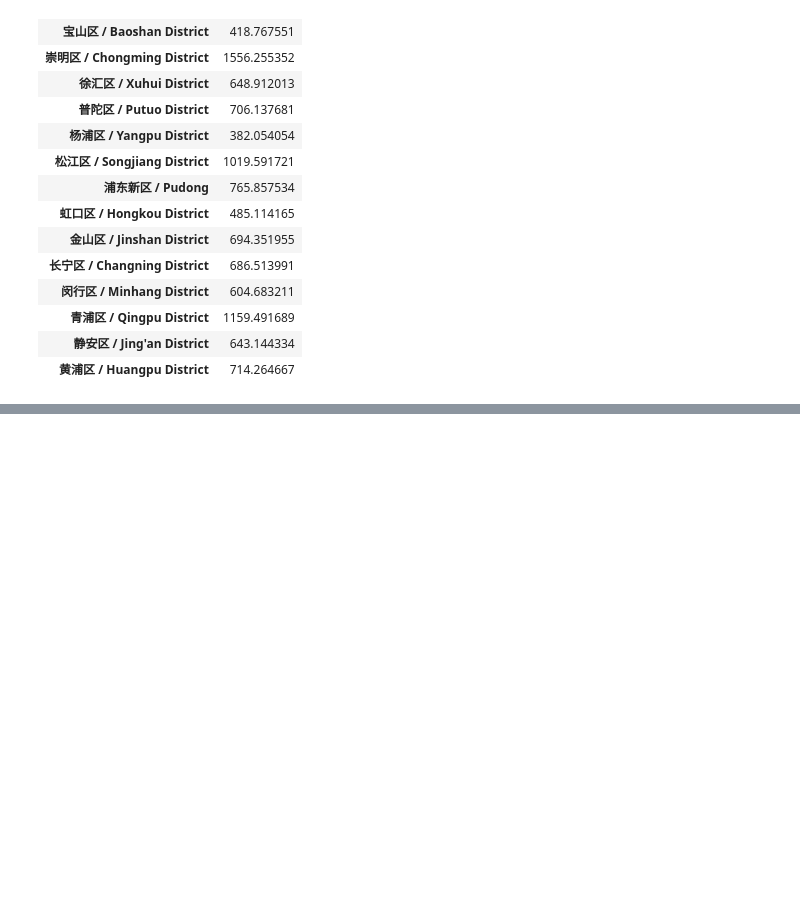
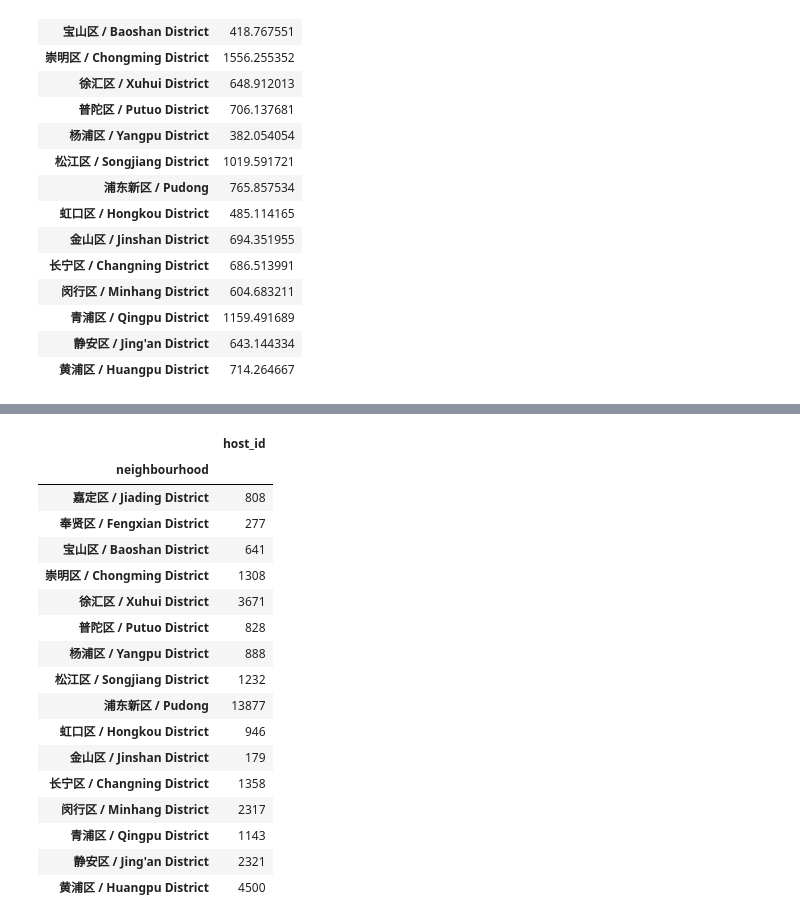
Before and after one commit to AnnaSkarpalezou/InfoViz-Final-Project, a Jupyter notebook: iv-airbnb/src/Data_munging.ipynb, the cells around one changed output, grey strips where cells are left out. Cells and saved outputs as stored; diff of their text form; code cells hidden in the pictures; blank space fills up the shorter version.

```diff
--- a/iv-airbnb/src/Data_munging.ipynb
+++ b/iv-airbnb/src/Data_munging.ipynb
@@ -55,0 +77,23 @@ average_prices_by_nei.to_csv(r'/Users/annaskarpalezou/Desktop/InfoViz-Final-Proj
+# %%
+stats_by_nei = df.groupby('neighbourhood')
+n_listings_pernei = stats_by_nei[['host_id']].count()
+n_listings_pernei
+# %% [output]
+|  | host_id |
+| neighbourhood |  |
+| 嘉定区 / Jiading District | 808 |
+| 奉贤区 / Fengxian District | 277 |
+| 宝山区 / Baoshan District | 641 |
+| 崇明区 / Chongming District | 1308 |
+| 徐汇区 / Xuhui District | 3671 |
+| 普陀区 / Putuo District | 828 |
+| 杨浦区 / Yangpu District | 888 |
+| 松江区 / Songjiang District | 1232 |
+| 浦东新区 / Pudong | 13877 |
+| 虹口区 / Hongkou District | 946 |
+| 金山区 / Jinshan District | 179 |
+| 长宁区 / Changning District | 1358 |
+| 闵行区 / Minhang District | 2317 |
+| 青浦区 / Qingpu District | 1143 |
+| 静安区 / Jing'an District | 2321 |
+| 黄浦区 / Huangpu District | 4500 |
```
Also changed, not shown: parts of 6 cells of this notebook, 3 other files.
